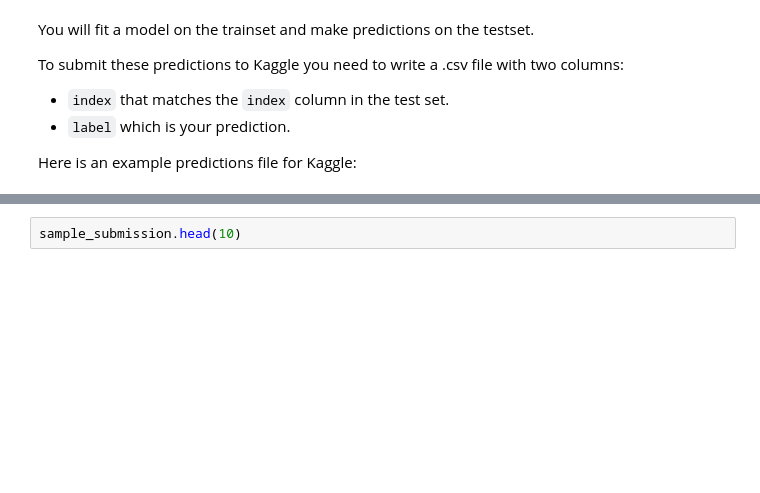
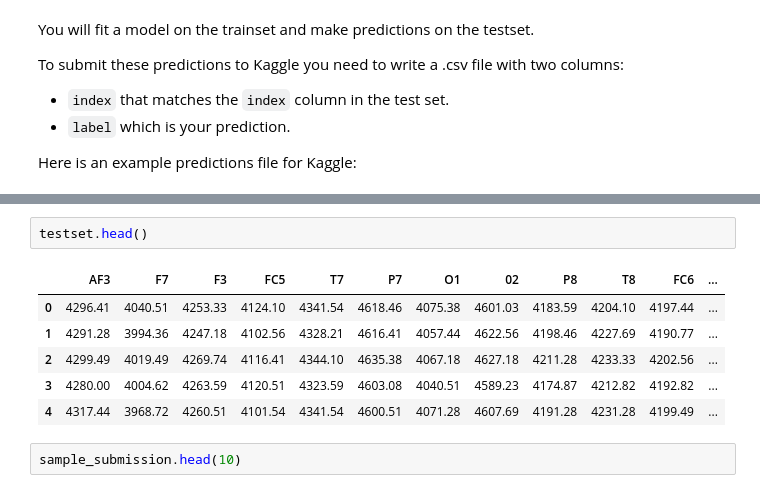
Before and after one commit to taraumutoni/Machine_Learning_course_UGent_D012554_kaggle, a Jupyter notebook: Eye blinking prediction.ipynb, the cells around one changed output, grey strips where cells are left out. Saved outputs shown, nothing was run; the diff lists cells and outputs as text; blank space fills up the shorter version.

```diff
--- a/Eye blinking prediction.ipynb
+++ b/Eye blinking prediction.ipynb
@@ -57,3 +66,12 @@ Here is an example predictions file for Kaggle:
+# %%
+testset.head()
+# %% [output]
+|  | AF3 | F7 | F3 | FC5 | T7 | P7 | O1 | 02 | P8 | T8 | FC6 | ... |
+| 0 | 4296.41 | 4040.51 | 4253.33 | 4124.10 | 4341.54 | 4618.46 | 4075.38 | 4601.03 | 4183.59 | 4204.10 | 4197.44 | ... |
+| 1 | 4291.28 | 3994.36 | 4247.18 | 4102.56 | 4328.21 | 4616.41 | 4057.44 | 4622.56 | 4198.46 | 4227.69 | 4190.77 | ... |
+| 2 | 4299.49 | 4019.49 | 4269.74 | 4116.41 | 4344.10 | 4635.38 | 4067.18 | 4627.18 | 4211.28 | 4233.33 | 4202.56 | ... |
+| 3 | 4280.00 | 4004.62 | 4263.59 | 4120.51 | 4323.59 | 4603.08 | 4040.51 | 4589.23 | 4174.87 | 4212.82 | 4192.82 | ... |
+| 4 | 4317.44 | 3968.72 | 4260.51 | 4101.54 | 4341.54 | 4600.51 | 4071.28 | 4607.69 | 4191.28 | 4231.28 | 4199.49 | ... |
 # %%
 sample_submission.head(10)
 # %% [output]
```
Also changed, not shown: parts of 4 cells of this notebook.
